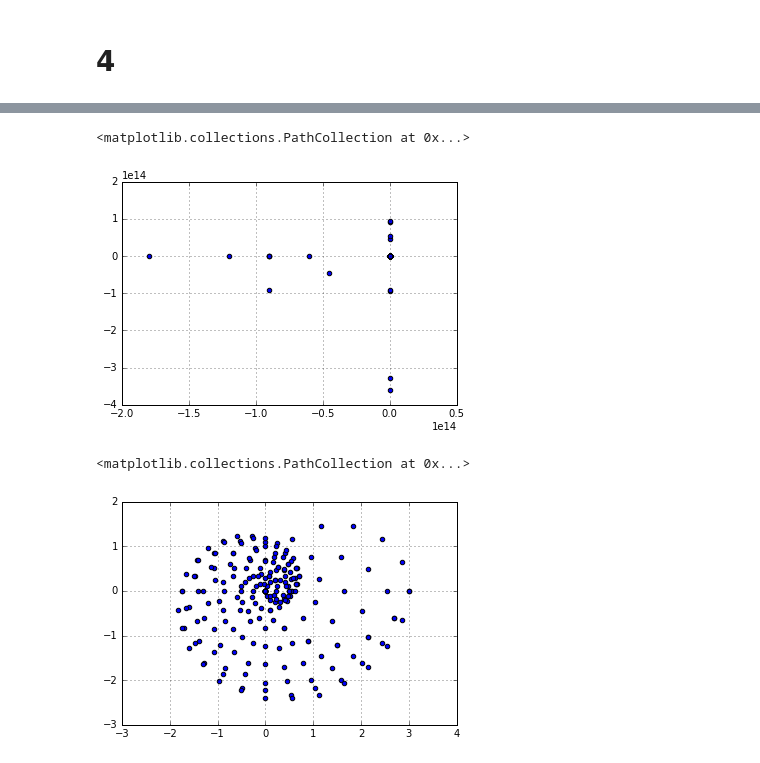
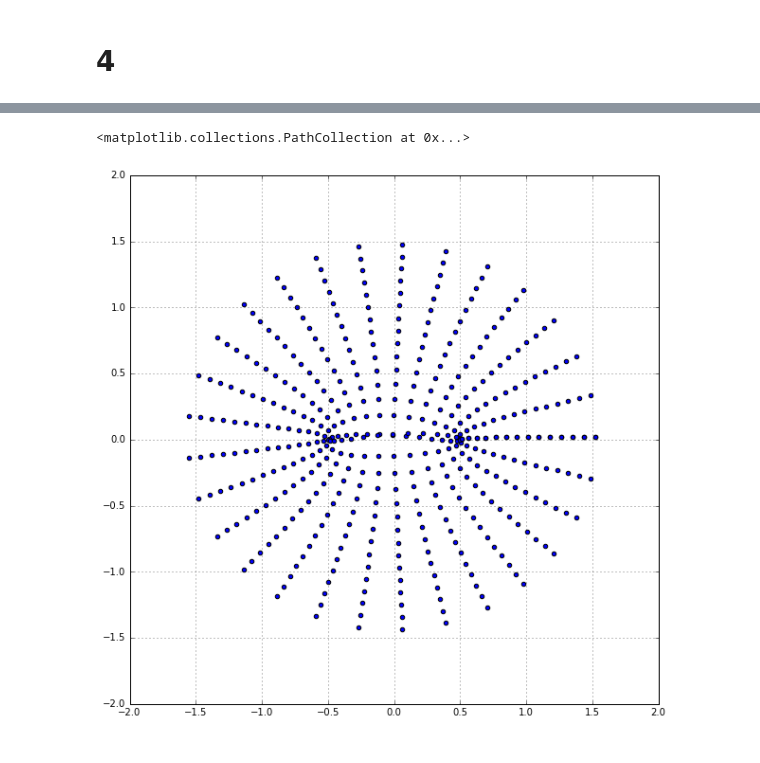
Before and after one commit to vickyat/Aero_Hydro2, a Jupyter notebook: Complex_Potential/HW6_Thomas.ipynb, the cells around one changed output, grey strips where cells are left out. Saved outputs shown, nothing was run; the diff lists cells and outputs as text; code cells hidden in the pictures.

```diff
--- a/Complex_Potential/HW6_Thomas.ipynb
+++ b/Complex_Potential/HW6_Thomas.ipynb
@@ -244,17 +244,17 @@ def chplane(c,R,THETA,R0,THETA0):
     return z,zetaf
 # %%
 r = numpy.linspace(0.25,1.5,15)
-theta = numpy.linspace(0,2*numpy.pi,15)
+theta = numpy.linspace(0,2*numpy.pi,30)
 R,THETA = numpy.meshgrid(r,theta)
 
 #try changing units to cartesian
-X = R*numpy.cos(THETA)
-Y = R*numpy.sin(THETA)
-x= r*numpy.cos(theta)
-y=r*numpy.sin(theta)
-def jt(X,Y,x,y,a):
-    zetaa = (X+x) + 1j*(Y+y)
-    zeef = zetaa + a**2/zetaa
-    return zetaa,zeef
+#X = R*numpy.cos(THETA)
+#Y = R*numpy.sin(THETA)
+#x= r*numpy.cos(theta)
+#y=r*numpy.sin(theta)
+#def jt(X,Y,x,y,a):
+    #zetaa = (X+x) + 1j*(Y+y)
+    #zeef = zetaa + a**2/zetaa
+    #return zetaa,zeef
 # %%
 z,zetaf = chplane(2,R,THETA,0.5,210)
@@ -279,0 +280,13 @@ pyplot.scatter(zetaf.real,zetaf.imag)
+# %%
+def jt1(c,T,H,R,THETA):
+    zetac = R*numpy.exp(1j*THETA)
+    zeta0 = c*(-4/(3*numpy.sqrt(3))*T + (1j*2*H))
+    zeta = zetac + zeta0
+    z = zeta + (c**2/zeta)
+    return z,zeta
+# %%
+z,zeta = jt1(.25,0.1,0.04,R,THETA)
+
+#zeta plane
+pyplot.grid(True)
+pyplot.scatter(zeta.real,zeta.imag)
@@ -280,14 +296,8 @@ pyplot.scatter(zetaf.real,zetaf.imag)
 # %%
-#z-plane (tried in cartesian)
+# z plane
+pyplot.figure(figsize=(10,10))
 pyplot.grid(True)
-pyplot.scatter(zeef.real,zeef.imag)
+pyplot.scatter(z.real,z.imag)
 # %% [output]
 <matplotlib.collections.PathCollection at 0x...>
-[figure, old version]
+[figure, new version]
-# %%
-# zeta-plane (tried in cartesian)
-pyplot.grid(True)
-pyplot.scatter(zetaa.real,zetaa.imag)
-# %% [output]
-<matplotlib.collections.PathCollection at 0x...>
-[figure, removed]
```
Also changed, not shown: parts of 5 cells of this notebook, 2 other files.
